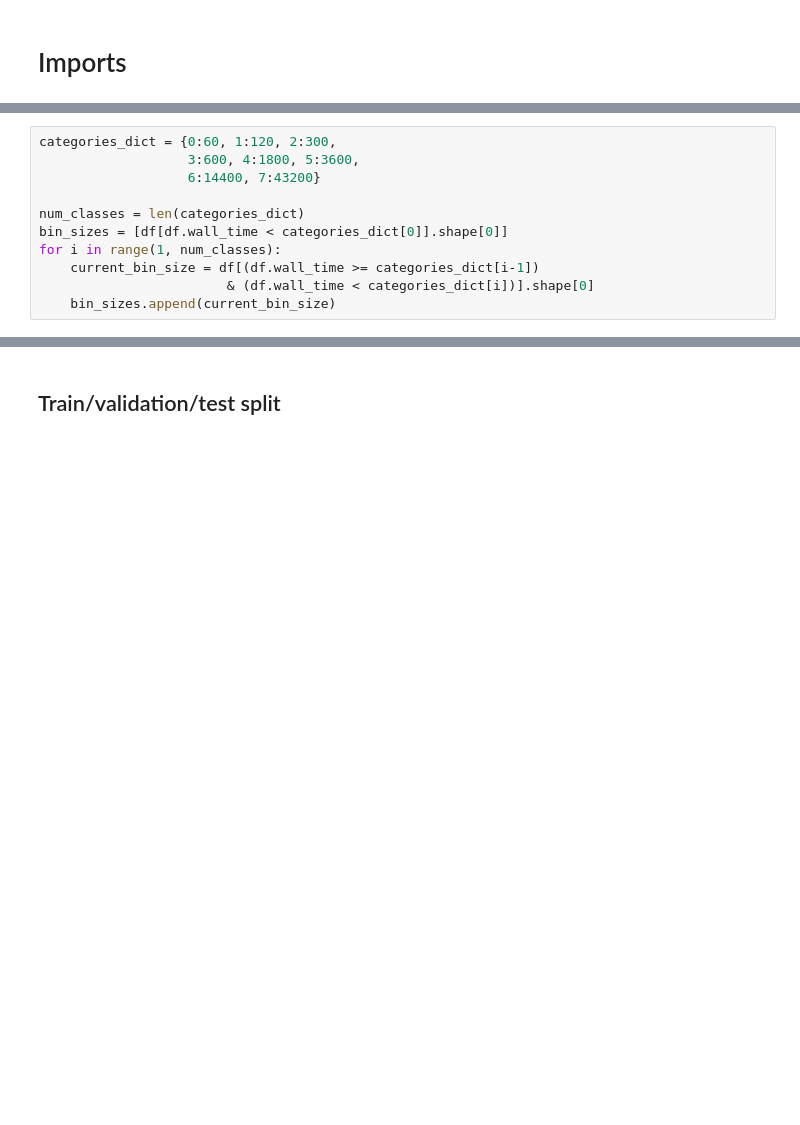
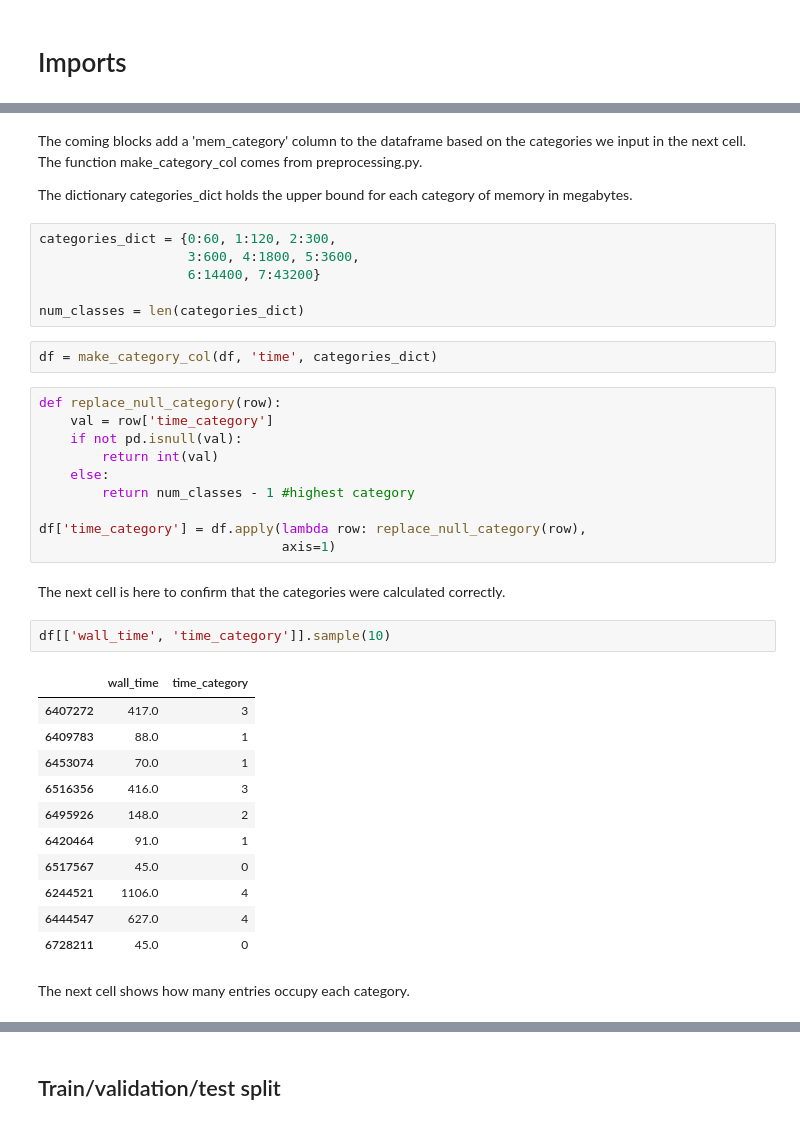
Before and after one commit to NCAR/rda-ML-resource, a Jupyter notebook: time-classifiers.ipynb, the cells around one changed output, grey strips where cells are left out. Drawn from its saved outputs; the diff is of its cells as text; blank space fills up the shorter version.

```diff
--- a/time-classifiers.ipynb
+++ b/time-classifiers.ipynb
@@ -68,12 +107,41 @@ memory usage: 11.7+ MB
+# %% [markdown]
+The coming blocks add a 'mem_category' column to the dataframe based on the categories we input in the next cell. The function make_category_col comes from preprocessing.py.
+
+The dictionary categories_dict holds the upper bound for each category of memory in megabytes.
 # %%
 categories_dict = {0:60, 1:120, 2:300,
                    3:600, 4:1800, 5:3600,
                    6:14400, 7:43200}
 
 num_classes = len(categories_dict)
-bin_sizes = [df[df.wall_time < categories_dict[0]].shape[0]]
-for i in range(1, num_classes):
-    current_bin_size = df[(df.wall_time >= categories_dict[i-1])
-                        & (df.wall_time < categories_dict[i])].shape[0]
-    bin_sizes.append(current_bin_size)
+# %%
+df = make_category_col(df, 'time', categories_dict)
+# %%
+def replace_null_category(row):
+    val = row['time_category']
+    if not pd.isnull(val):
+        return int(val)
+    else:
+        return num_classes - 1 #highest category
+
+df['time_category'] = df.apply(lambda row: replace_null_category(row),
+                               axis=1)
+# %% [markdown]
+The next cell is here to confirm that the categories were calculated correctly.
+# %%
+df[['wall_time', 'time_category']].sample(10)
+# %% [output]
+|  | wall_time | time_category |
+| 6407272 | 417.0 | 3 |
+| 6409783 | 88.0 | 1 |
+| 6453074 | 70.0 | 1 |
+| 6516356 | 416.0 | 3 |
+| 6495926 | 148.0 | 2 |
+| 6420464 | 91.0 | 1 |
+| 6517567 | 45.0 | 0 |
+| 6244521 | 1106.0 | 4 |
+| 6444547 | 627.0 | 4 |
+| 6728211 | 45.0 | 0 |
+# %% [markdown]
+The next cell shows how many entries occupy each category.
 # %%
```
Also changed, not shown: parts of 60 cells of this notebook.
